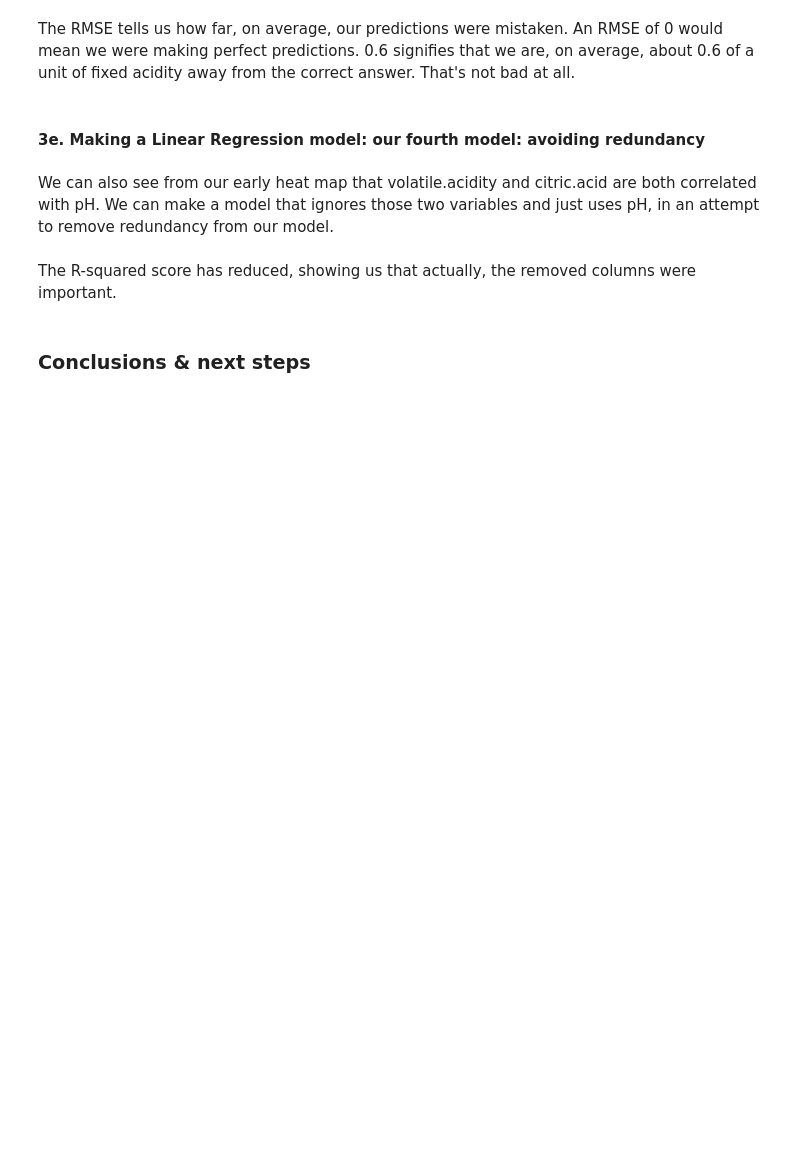
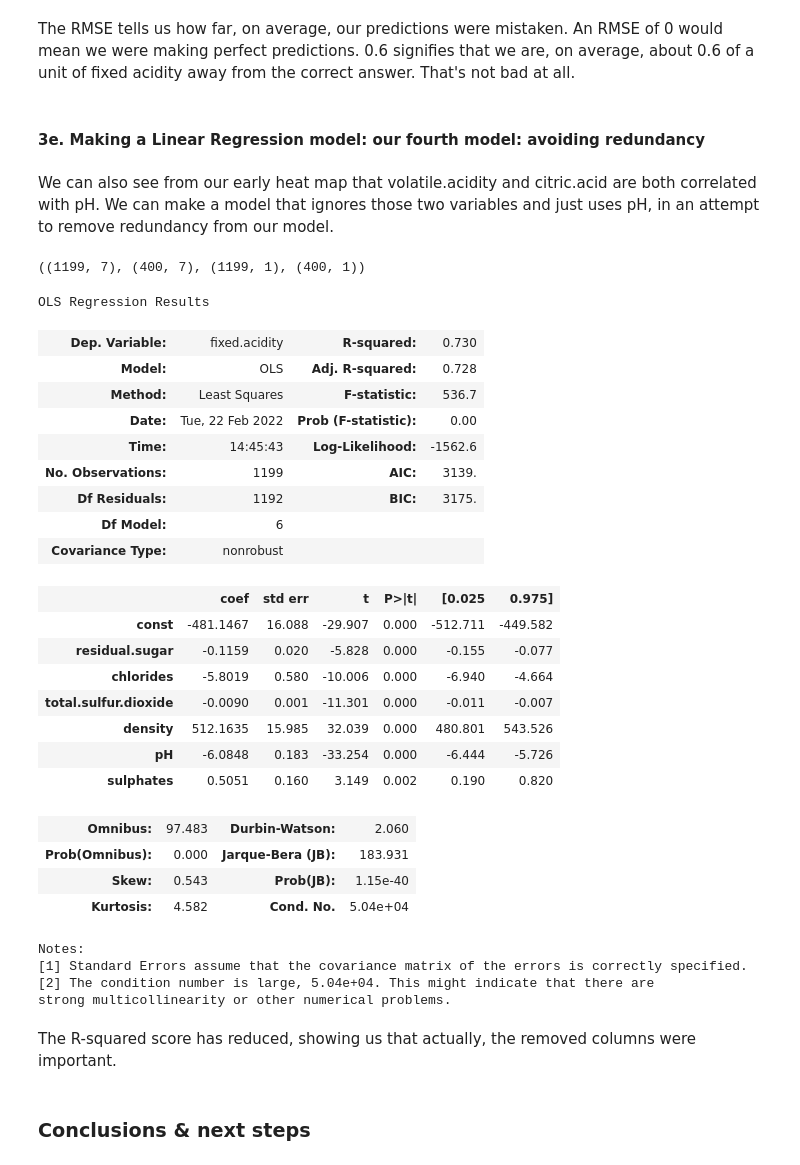
Before and after one commit to kstoudt/Springboard, a Jupyter notebook: 11. Python Statistics in EDA/11.4.1 Case Study - Linear Regression/Springboard Regression Case Study - the Red Wine Dataset - Tier 3.ipynb, the cells around one changed output. Drawn from its saved outputs; the diff is of its cells as text; code cells hidden in the pictures; blank space fills up the shorter version.

```diff
--- a/11. Python Statistics in EDA/11.4.1 Case Study - Linear Regression/Springboard Regression Case Study - the Red Wine Dataset - Tier 3.ipynb
+++ b/11. Python Statistics in EDA/11.4.1 Case Study - Linear Regression/Springboard Regression Case Study - the Red Wine Dataset - Tier 3.ipynb
@@ -439,21 +526,53 @@ We can also see from our early heat map that volatile.acidity and citric.acid ar
 # %%
 # Create test and train datasets
 # Include the remaining six columns as predictors
-_ _ _
+X = df[["residual.sugar","chlorides","total.sulfur.dioxide","density","pH","sulphates"]]
 
 # Create constants for X, so the model knows its bounds
-_ _ _
+X = sm.add_constant(X)
+
+y = df[["fixed.acidity"]]
 
 # Split the data
 
-_ _ _
+X_train, X_test, y_train, y_test = train_test_split(X, y, test_size = 0.25, random_state = 42)
+X_train.shape, X_test.shape, y_train.shape, y_test.shape
+# %% [output]
+((1199, 7), (400, 7), (1199, 1), (400, 1))
 # %%
 # Create the fifth model
-_ _ _
+ols_nonredundant = sm.OLS(y_train, X_train)
 # Fit the model
-_ _ _
+ols_nonredundant_fitted = ols_nonredundant.fit()
 # Evaluate the model
-_ _ _
+ols_nonredundant_fitted.summary()
+# %% [output]
+OLS Regression Results
+| Dep. Variable: | fixed.acidity | R-squared: | 0.730 |
+| Model: | OLS | Adj. R-squared: | 0.728 |
+| Method: | Least Squares | F-statistic: | 536.7 |
+| Date: | Tue, 22 Feb 2022 | Prob (F-statistic): | 0.00 |
+| Time: | 14:45:43 | Log-Likelihood: | -1562.6 |
+| No. Observations: | 1199 | AIC: | 3139. |
+| Df Residuals: | 1192 | BIC: | 3175. |
+| Df Model: | 6 |  |  |
+| Covariance Type: | nonrobust |  |  |
+|  | coef | std err | t | P>|t| | [0.025 | 0.975] |
+| const | -481.1467 | 16.088 | -29.907 | 0.000 | -512.711 | -449.582 |
+| residual.sugar | -0.1159 | 0.020 | -5.828 | 0.000 | -0.155 | -0.077 |
+| chlorides | -5.8019 | 0.580 | -10.006 | 0.000 | -6.940 | -4.664 |
+| total.sulfur.dioxide | -0.0090 | 0.001 | -11.301 | 0.000 | -0.011 | -0.007 |
+| density | 512.1635 | 15.985 | 32.039 | 0.000 | 480.801 | 543.526 |
+| pH | -6.0848 | 0.183 | -33.254 | 0.000 | -6.444 | -5.726 |
+| sulphates | 0.5051 | 0.160 | 3.149 | 0.002 | 0.190 | 0.820 |
+| Omnibus: | 97.483 | Durbin-Watson: | 2.060 |
+| Prob(Omnibus): | 0.000 | Jarque-Bera (JB): | 183.931 |
+| Skew: | 0.543 | Prob(JB): | 1.15e-40 |
+| Kurtosis: | 4.582 | Cond. No. | 5.04e+04 |
+Notes:
+[1] Standard Errors assume that the covariance matrix of the errors is correctly specified.
+[2] The condition number is large, 5.04e+04. This might indicate that there are
+strong multicollinearity or other numerical problems.
 # %% [markdown]
 The R-squared score has reduced, showing us that actually, the removed columns were important.
 # %% [markdown]
```
Also changed, not shown: parts of 19 cells of this notebook.
